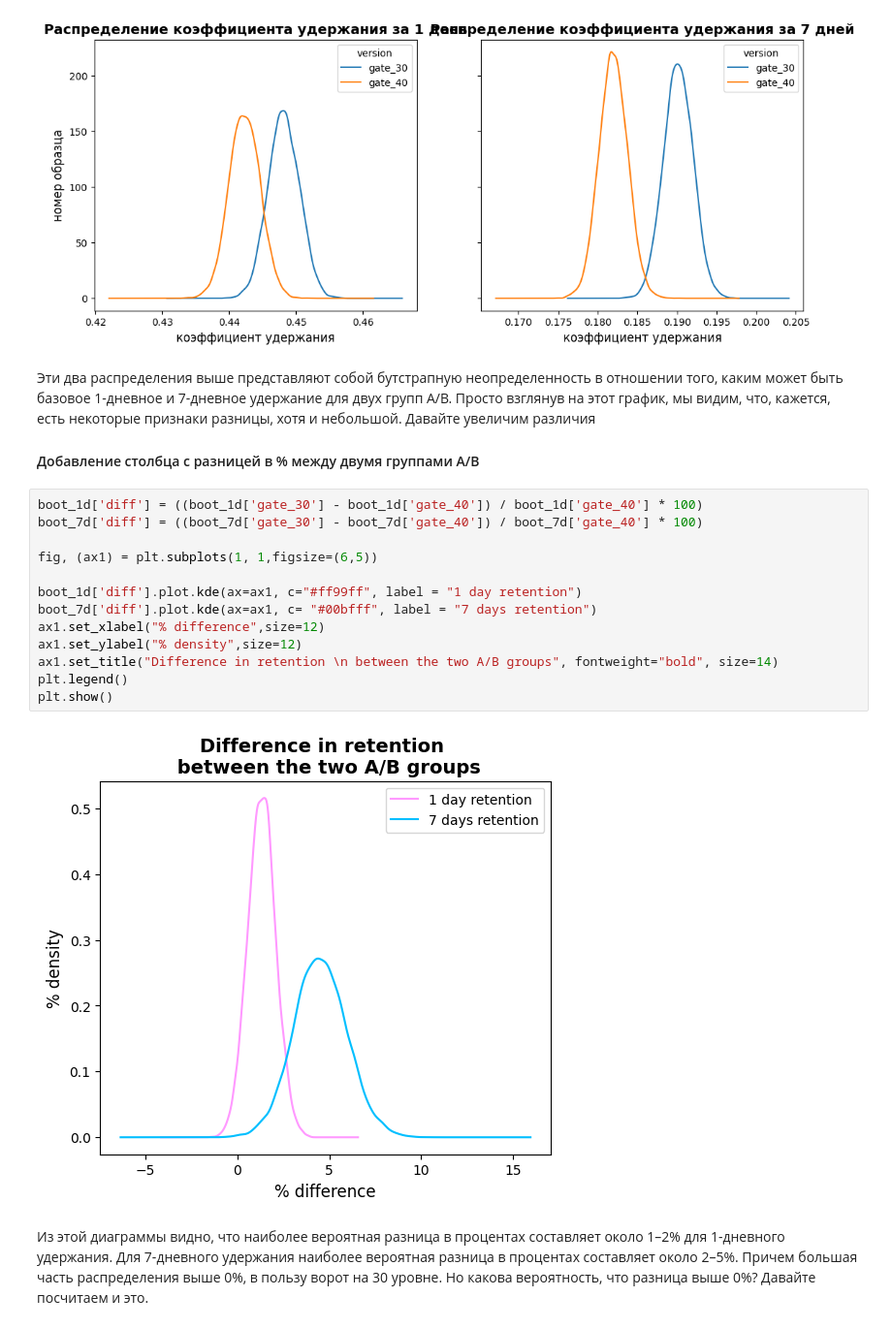
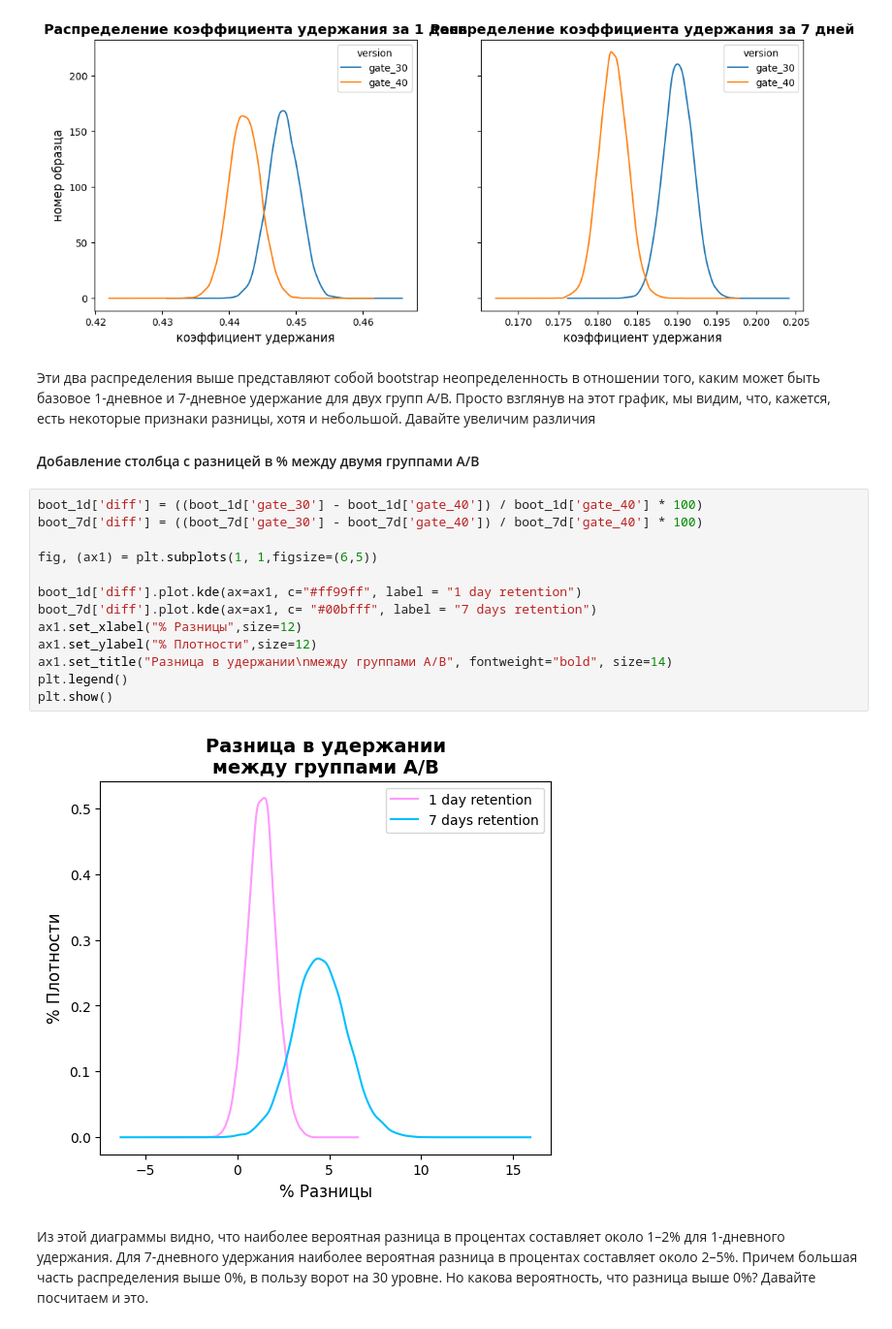
Before and after one commit to BorisLukashenok/A-B_Test, a Jupyter notebook: DZ9.ipynb, the cells around one changed output. Shown: that part at 97% size. Drawn from its saved outputs; the diff is of its cells as text.

```diff
--- a/DZ9.ipynb
+++ b/DZ9.ipynb
@@ -103,24 +103,24 @@ plt.show()
 # %% [output]
 [figure]
 # %% [markdown]
-Эти два распределения выше представляют собой бутстрапную неопределенность в отношении того, каким может быть базовое 1-дневное и 7-дневное удержание для двух групп A/B. Просто взглянув на этот график, мы видим, что, кажется, есть некоторые признаки разницы, хотя и небольшой. Давайте увеличим различия
+Эти два распределения выше представляют собой bootstrap неопределенность в отношении того, каким может быть базовое 1-дневное и 7-дневное удержание для двух групп A/B. Просто взглянув на этот график, мы видим, что, кажется, есть некоторые признаки разницы, хотя и небольшой. Давайте увеличим различия
 
 #### Добавление столбца с разницей в % между двумя группами A/B
 # %%
 boot_1d['diff'] = ((boot_1d['gate_30'] - boot_1d['gate_40']) / boot_1d['gate_40'] * 100)
 boot_7d['diff'] = ((boot_7d['gate_30'] - boot_7d['gate_40']) / boot_7d['gate_40'] * 100)
 
 fig, (ax1) = plt.subplots(1, 1,figsize=(6,5))
 
 boot_1d['diff'].plot.kde(ax=ax1, c="#ff99ff", label = "1 day retention")
 boot_7d['diff'].plot.kde(ax=ax1, c= "#00bfff", label = "7 days retention")
-ax1.set_xlabel("% difference",size=12)
-ax1.set_ylabel("% density",size=12)
-ax1.set_title("Difference in retention \n between the two A/B groups", fontweight="bold", size=14)
+ax1.set_xlabel("% Разницы",size=12)
+ax1.set_ylabel("% Плотности",size=12)
+ax1.set_title("Разница в удержании\nмежду группами A/B", fontweight="bold", size=14)
 plt.legend()
 plt.show()
 # %% [output]
-[figure, old version]
+[figure, new version]
 # %% [markdown]
 Из этой диаграммы видно, что наиболее вероятная разница в процентах составляет около 1–2% для 1-дневного удержания. Для 7-дневного удержания наиболее вероятная разница в процентах составляет около 2–5%. Причем большая часть распределения выше 0%, в пользу ворот на 30 уровне. Но какова вероятность, что разница выше 0%? Давайте посчитаем и это.
 # %%
```
